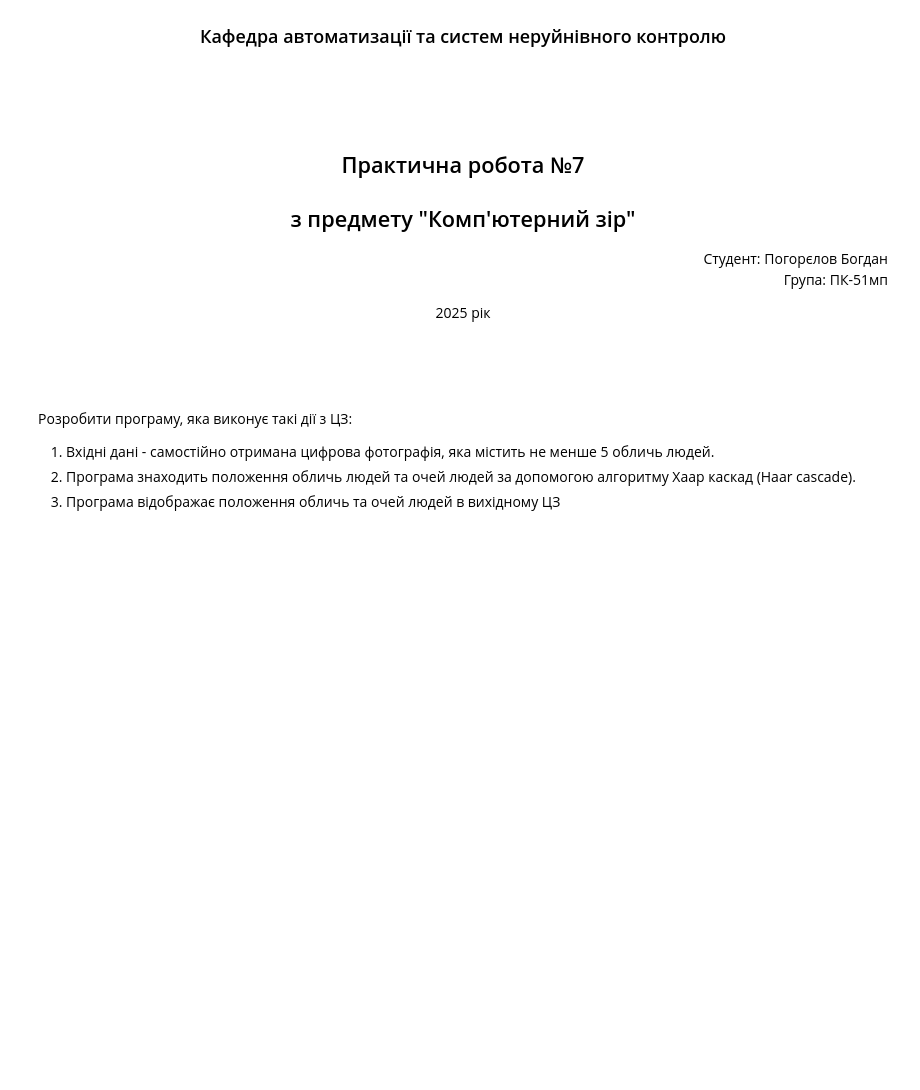
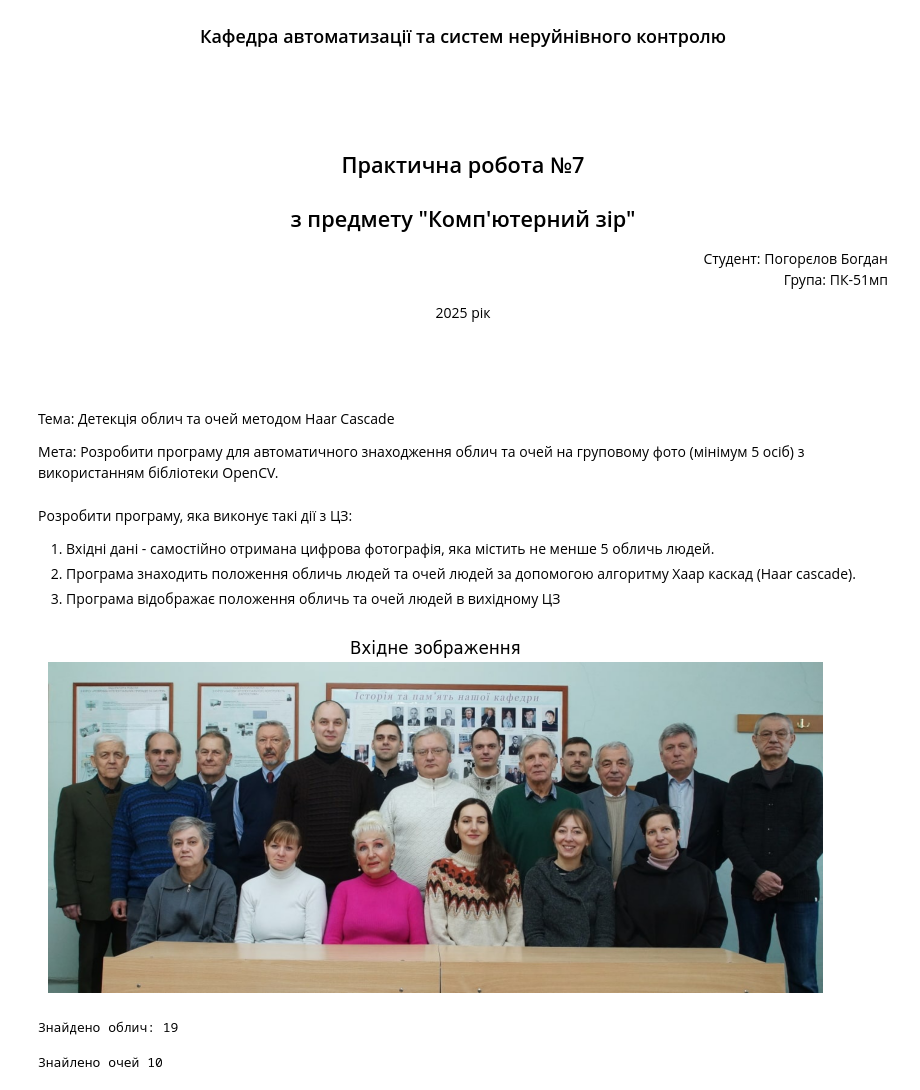
Before and after one commit to Bogd-an/2025_cv, a Jupyter notebook: pw/pw7.ipynb, the cells around one changed output. Drawn from its saved outputs; the diff is of its cells as text; code cells hidden in the pictures; blank space fills up the shorter version.

```diff
--- a/pw/pw7.ipynb
+++ b/pw/pw7.ipynb
@@ -19,9 +19,88 @@
 <div style="text-align:center; margin-top: 5cm;">
 2025 рік  <br><br><br><br>
 </div>
+# %% [markdown]
+Тема: Детекція облич та очей методом Haar Cascade
+
+Мета: Розробити програму для автоматичного знаходження облич та очей на груповому фото (мінімум 5 осіб) з використанням бібліотеки OpenCV.
 # %% [markdown]
 Розробити програму, яка виконує такі дії з ЦЗ:
 1. Вхідні дані - самостійно отримана цифрова фотографія, яка містить не менше 5 обличь людей.
 2. Програма знаходить положення обличь людей та очей людей за допомогою алгоритму Хаар каскад (Haar
 cascade).
 4. Програма відображає положення обличь та очей людей в вихідному ЦЗ
+# %%
+import cv2
+import numpy as np
+import matplotlib.pyplot as plt
+import requests
+# from io import BytesIO
+# from PIL import Image
+
+# img = cv2.imread('../img/asnk.kpi.ua.jpeg', cv2.IMREAD_GRAYSCALE)
+img = cv2.imread('../img/asnk.kpi.ua.jpeg')
+
+# Перетворюємо в сірий колір (потрібно для Haar Cascade)
+gray = cv2.cvtColor(img, cv2.COLOR_BGR2GRAY)
+
+plt.figure(figsize=(10, 6))
+plt.imshow(cv2.cvtColor(img, cv2.COLOR_BGR2RGB))
+plt.title("Вхідне зображення")
+plt.axis('off')
+plt.show()
+# %% [output]
+[figure, added]
+# %%
+# 2. Детекція облич та очей (Code Cell)
+# Завантаження каскадів
+face_xml = cv2.data.haarcascades + 'haarcascade_frontalface_default.xml'
+eye_xml = cv2.data.haarcascades + 'haarcascade_eye.xml'
+
+face_cascade = cv2.CascadeClassifier(face_xml)
+eye_cascade = cv2.CascadeClassifier(eye_xml)
+
+result_img = img.copy() # Працюємо з копією
+gray = cv2.cvtColor(img, cv2.COLOR_BGR2GRAY)
+
+# 1. Детекція облич
+faces = face_cascade.detectMultiScale(
+    gray,
+    scaleFactor=1.1,
+    minNeighbors=5,
+    minSize=(30, 30)
+)
+
+print(f"Знайдено облич: {len(faces)}")
+# %% [output]
+Знайдено облич: 19
+# %%
+eyes_count = 0
+for (x, y, w, h) in faces:
+    # Малюємо рамку обличчя
+    cv2.rectangle(result_img, (x, y), (x+w, y+h), (0, 255, 0), 2)
+
+    # Виділяємо зону обличчя (ROI)
+    roi_gray = gray[y:y+h, x:x+w]
+    roi_color = result_img[y:y+h, x:x+w]
+
+    # 2. Детекція очей
+    eyes = eye_cascade.detectMultiScale(
+        roi_gray,
+        scaleFactor=1.1,
+        minNeighbors=2,
+        minSize=(4, 4)
+    )
+
+
+    for (ex, ey, ew, eh) in eyes:
+        eyes_count+=1
+        cv2.rectangle(
+            roi_color,
+            (ex, ey),
+            (ex+ew, ey+eh),
+            (255, 0, 0),
+            1
+        )
+print(f'Знайлено очей {eyes_count}')
+# %% [output]
+Знайлено очей 10
```
Also changed, not shown: parts of 2 cells of this notebook, 2 other files.
